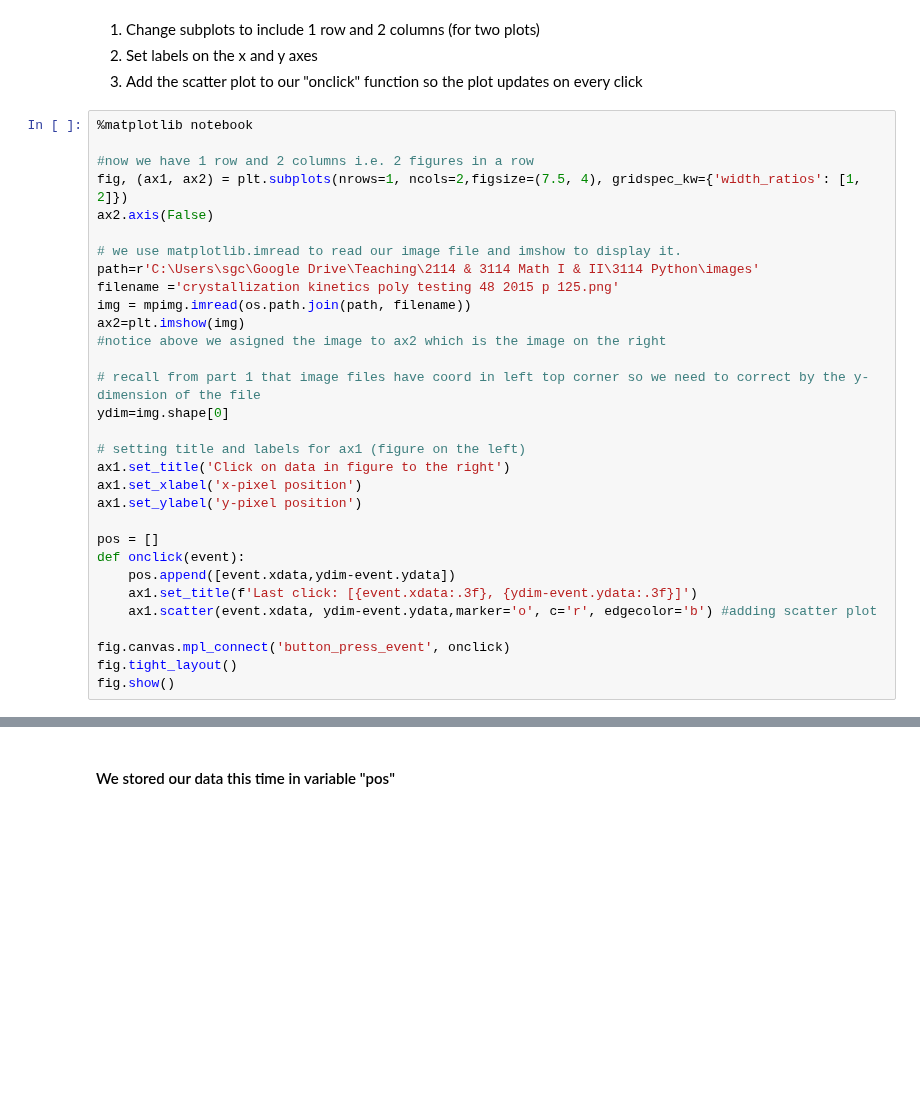
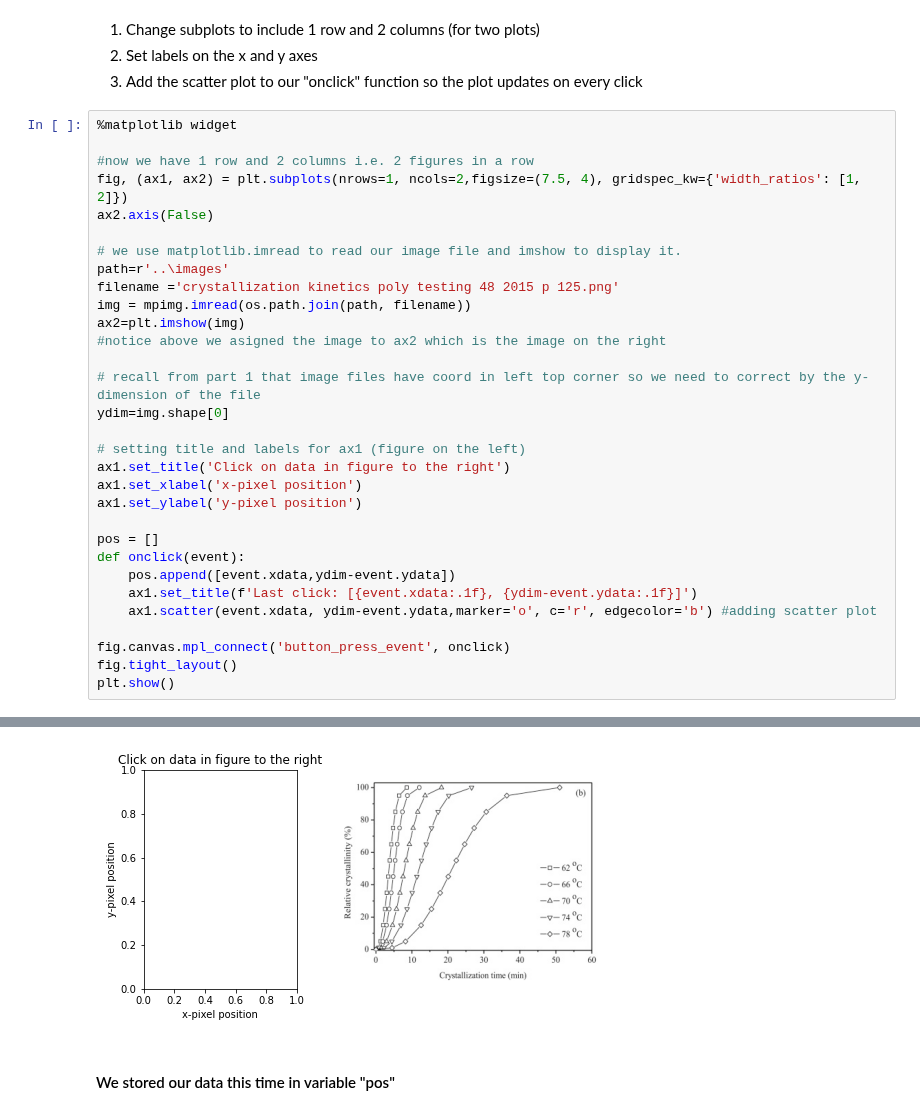
Before and after one commit to sgcorcoran/Python-for-MSE, a Jupyter notebook: lessons_3114/07_digitizing_literature_plots.ipynb, the cells around one changed output, grey strips where cells are left out. Drawn from its saved outputs; the diff is of its cells as text; blank space fills up the shorter version.

```diff
--- a/lessons_3114/07_digitizing_literature_plots.ipynb
+++ b/lessons_3114/07_digitizing_literature_plots.ipynb
@@ -140,14 +134,14 @@ fig.show()
 2. Set labels on the x and y axes
 3. Add the scatter plot to our "onclick" function so the plot updates on every click
 # %%
-%matplotlib notebook
+%matplotlib widget
 
 #now we have 1 row and 2 columns i.e. 2 figures in a row
 fig, (ax1, ax2) = plt.subplots(nrows=1, ncols=2,figsize=(7.5, 4), gridspec_kw={'width_ratios': [1, 2]})
 ax2.axis(False)
 
 # we use matplotlib.imread to read our image file and imshow to display it.
-path=r'C:\Users\sgc\Google Drive\Teaching\2114 & 3114 Math I & II\3114 Python\images'
+path=r'..\images'
 filename ='crystallization kinetics poly testing 48 2015 p 125.png'
 img = mpimg.imread(os.path.join(path, filename))
 ax2=plt.imshow(img)
@@ -164,10 +158,10 @@ ax1.set_ylabel('y-pixel position')
 pos = []
 def onclick(event):
     pos.append([event.xdata,ydim-event.ydata])
-    ax1.set_title(f'Last click: [{event.xdata:.3f}, {ydim-event.ydata:.3f}]')
+    ax1.set_title(f'Last click: [{event.xdata:.1f}, {ydim-event.ydata:.1f}]')
     ax1.scatter(event.xdata, ydim-event.ydata,marker='o', c='r', edgecolor='b') #adding scatter plot
 
 fig.canvas.mpl_connect('button_press_event', onclick)
 fig.tight_layout()
-fig.show()
+plt.show()
 # %% [output]
@@ -176,3 +168,4 @@ fig.show()
+[figure, added]
 # %% [markdown]
 #### We stored our data this time in variable "pos"
 # %%
```
Also changed, not shown: parts of 16 cells of this notebook, 2 other files.
